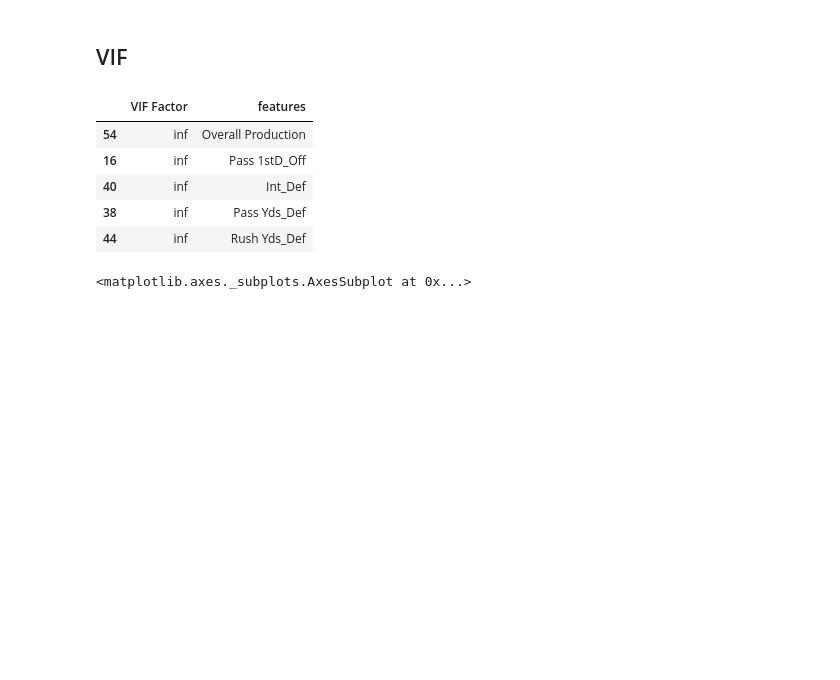
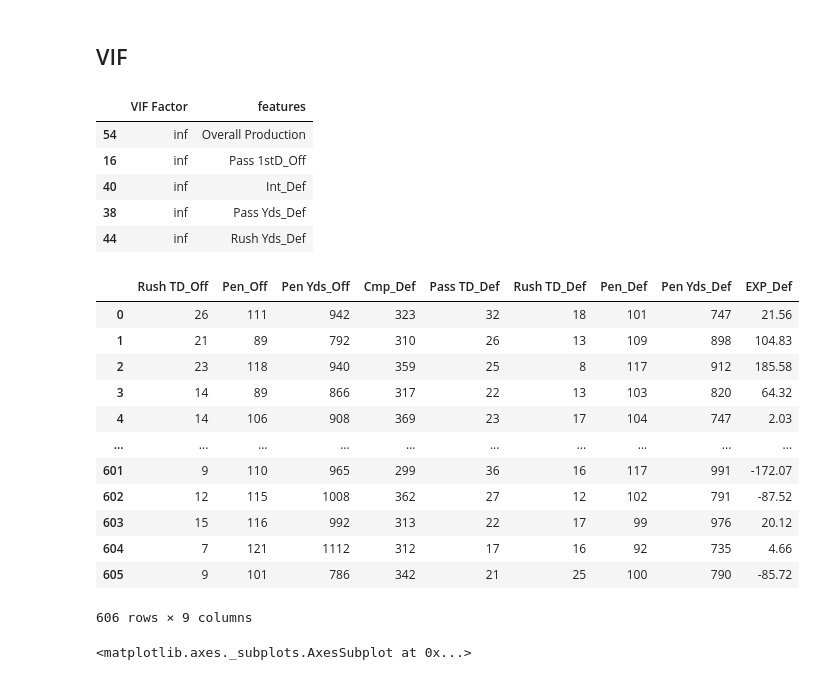
Before and after one commit to BryanWilsonRU/Final_Project, a Jupyter notebook: notebooks/ML_Models/this_year_predicts_next_year.ipynb, the cells around one changed output. Drawn from its saved outputs; the diff is of its cells as text; code cells hidden in the pictures; blank space fills up the shorter version.

```diff
--- a/notebooks/ML_Models/this_year_predicts_next_year.ipynb
+++ b/notebooks/ML_Models/this_year_predicts_next_year.ipynb
@@ -259,12 +274,27 @@ vif.sort_values("VIF Factor",ascending=False).head()
 # %%
 # Storing rows with VIF over 11
 inf = vif.loc[vif["VIF Factor"] > 11]
 
 # Storing the feature names that have a VIF over 11
 inf_list = list(inf['features'])
 
 # Dropping high VIF factors
 inputs = inputs.drop(columns=inf_list)
+inputs
+# %% [output]
+|  | Rush TD_Off | Pen_Off | Pen Yds_Off | Cmp_Def | Pass TD_Def | Rush TD_Def | Pen_Def | Pen Yds_Def | EXP_Def |
+| 0 | 26 | 111 | 942 | 323 | 32 | 18 | 101 | 747 | 21.56 |
+| 1 | 21 | 89 | 792 | 310 | 26 | 13 | 109 | 898 | 104.83 |
+| 2 | 23 | 118 | 940 | 359 | 25 | 8 | 117 | 912 | 185.58 |
+| 3 | 14 | 89 | 866 | 317 | 22 | 13 | 103 | 820 | 64.32 |
+| 4 | 14 | 106 | 908 | 369 | 23 | 17 | 104 | 747 | 2.03 |
+| ... | ... | ... | ... | ... | ... | ... | ... | ... | ... |
+| 601 | 9 | 110 | 965 | 299 | 36 | 16 | 117 | 991 | -172.07 |
+| 602 | 12 | 115 | 1008 | 362 | 27 | 12 | 102 | 791 | -87.52 |
+| 603 | 15 | 116 | 992 | 313 | 22 | 17 | 99 | 976 | 20.12 |
+| 604 | 7 | 121 | 1112 | 312 | 17 | 16 | 92 | 735 | 4.66 |
+| 605 | 9 | 101 | 786 | 342 | 21 | 25 | 100 | 790 | -85.72 |
+606 rows × 9 columns
 # %%
 # Displaying correlation matrix of the inputs
 corr_df = inputs.corr()
```
Also changed, not shown: parts of 12 cells of this notebook.
